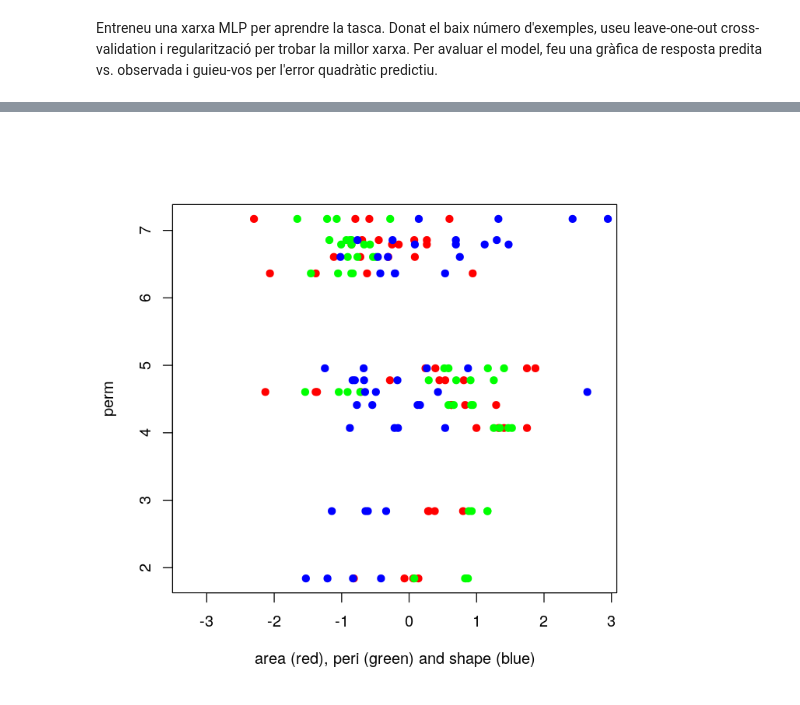
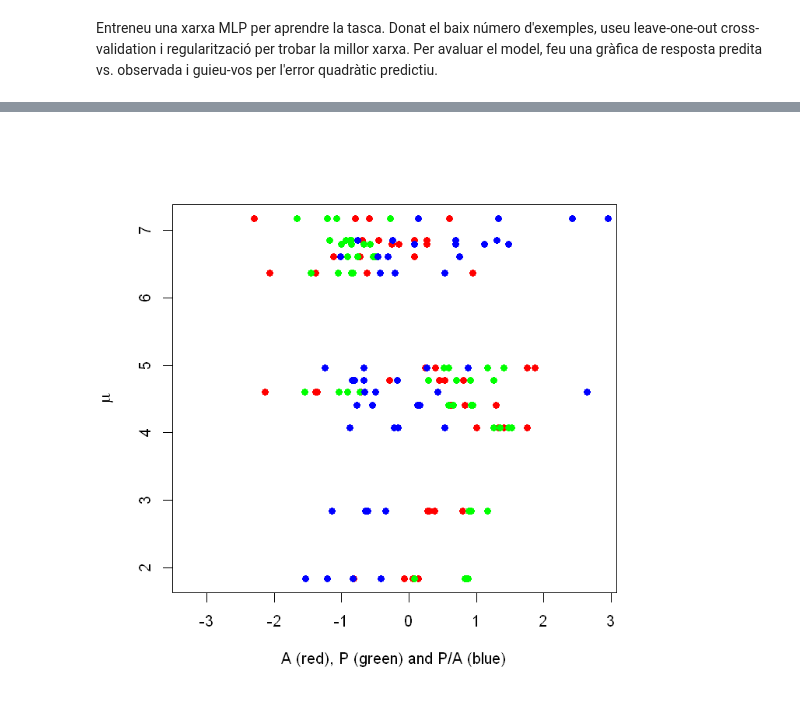
Before and after one commit to nadamas2000/P8E4, a Jupyter notebook: Problema8E4.ipynb, the cells around one changed output, grey strips where cells are left out. Drawn from its saved outputs; the diff is of its cells as text; code cells hidden in the pictures.

```diff
--- a/Problema8E4.ipynb
+++ b/Problema8E4.ipynb
@@ -52,6 +62,6 @@ hist(rock.y)
 # %%
-plot(rock.x$area, rock.y, col="red", pch=19, asp=1, xlab="area (red), peri (green) and shape (blue)", ylab="perm")
+plot(rock.x$area, rock.y, col="red", pch=19, asp=1, xlab="A (red), P (green) and P/A (blue)", ylab=expression(mu))
 points(rock.x$peri, rock.y, col="green",pch=19, asp=1)
 points(rock.x$shape, rock.y, col="blue",pch=19, asp=1)
 # %% [output]
-[figure, old version]
+[figure, new version]
```
Also changed, not shown: parts of 95 cells of this notebook.
